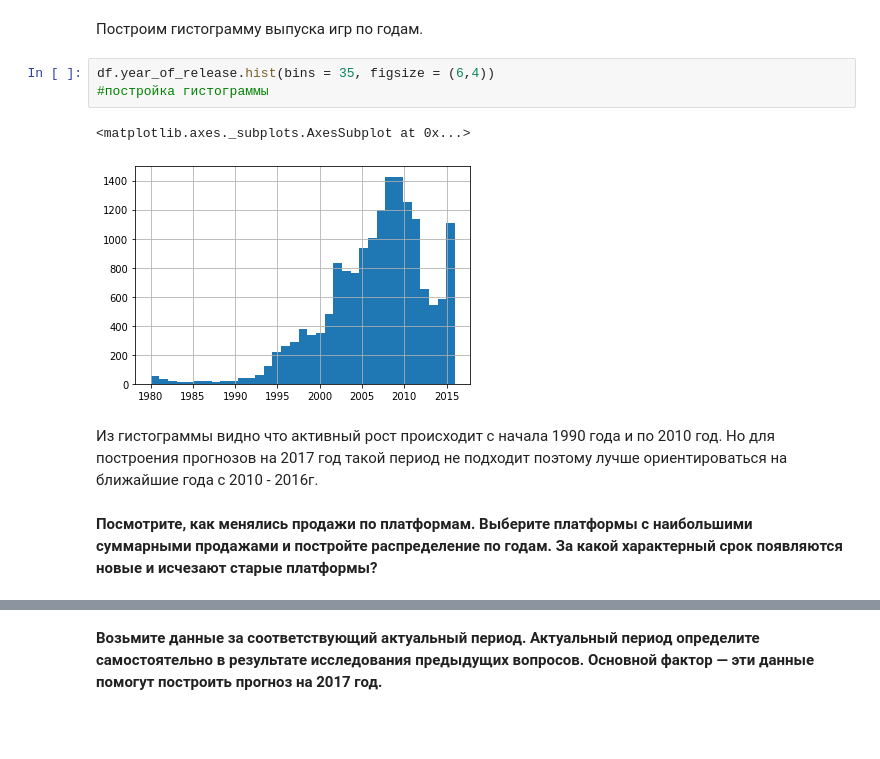
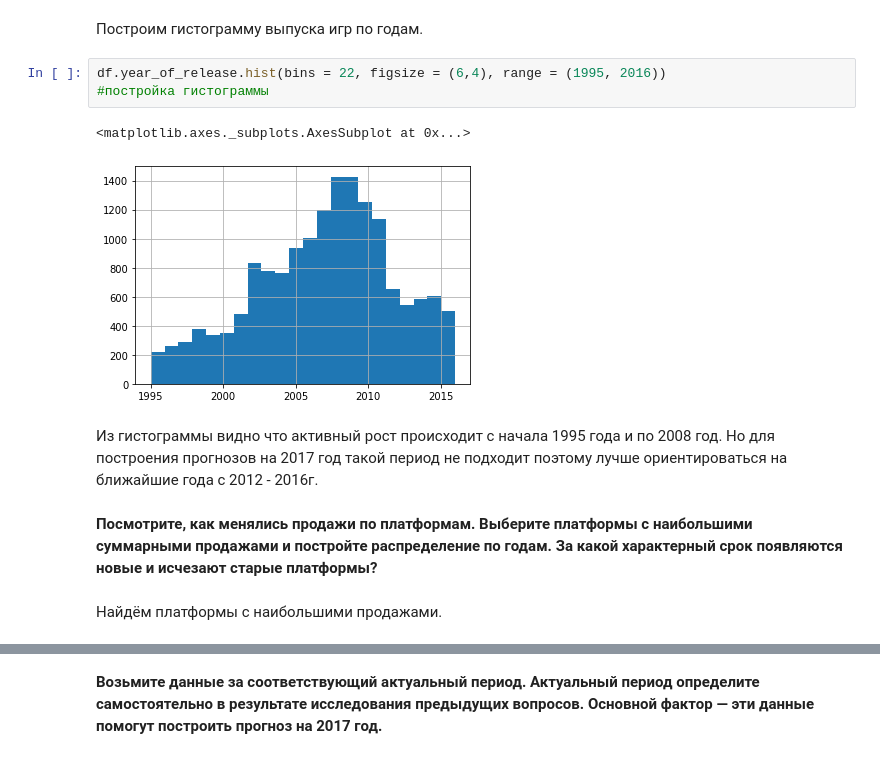
Before and after one commit to kozyreviva/Data_Science, a Jupyter notebook: Сборный_проект_1_.ipynb, the cells around one changed output, grey strips where cells are left out. Cells and saved outputs as stored; diff of their text form; blank space fills up the shorter version.

```diff
--- a/Сборный_проект_1_.ipynb
+++ b/Сборный_проект_1_.ipynb
@@ -246,13 +248,15 @@ df.head()
 # %% [markdown]
 Построим гистограмму выпуска игр по годам.
 # %%
-df.year_of_release.hist(bins = 35, figsize = (6,4))                                                                     #постройка гистограммы
+df.year_of_release.hist(bins = 22, figsize = (6,4), range = (1995, 2016))                                                                     #постройка гистограммы
 # %% [output]
 <matplotlib.axes._subplots.AxesSubplot at 0x...>
-[figure, old version]
+[figure, new version]
 # %% [markdown]
-Из гистограммы видно что активный рост происходит с начала 1990 года и по 2010 год. Но для построения прогнозов на 2017 год такой период не подходит поэтому лучше ориентироваться на ближайшие года с 2010 - 2016г.
+Из гистограммы видно что активный рост происходит с начала 1995 года и по 2008 год. Но для построения прогнозов на 2017 год такой период не подходит поэтому лучше ориентироваться на ближайшие года с 2012 - 2016г.
 # %% [markdown]
 **Посмотрите, как менялись продажи по платформам. Выберите платформы с
 наибольшими суммарными продажами и постройте распределение по годам.
 За какой характерный срок появляются новые и исчезают старые платформы?**
+# %% [markdown]
+Найдём платформы с наибольшими продажами.
```
Also changed, not shown: parts of 22 cells of this notebook.
